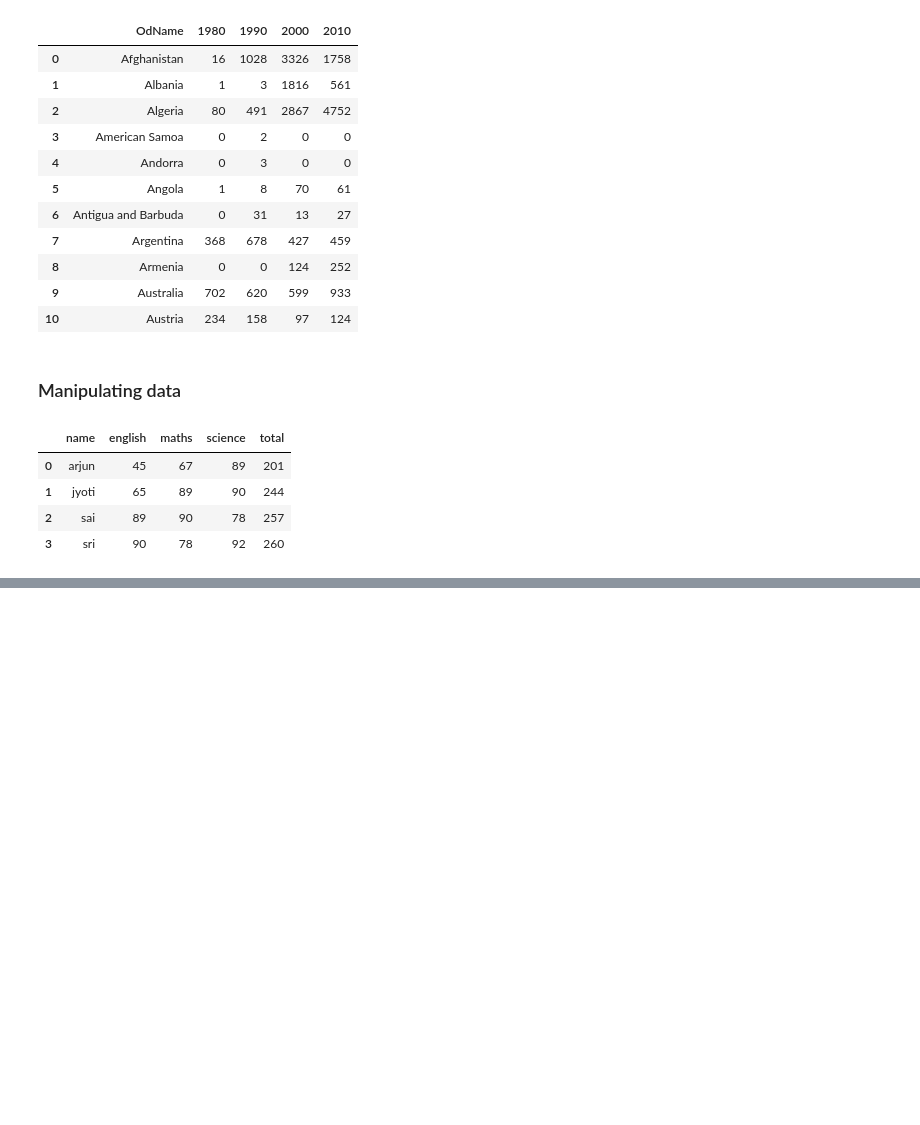
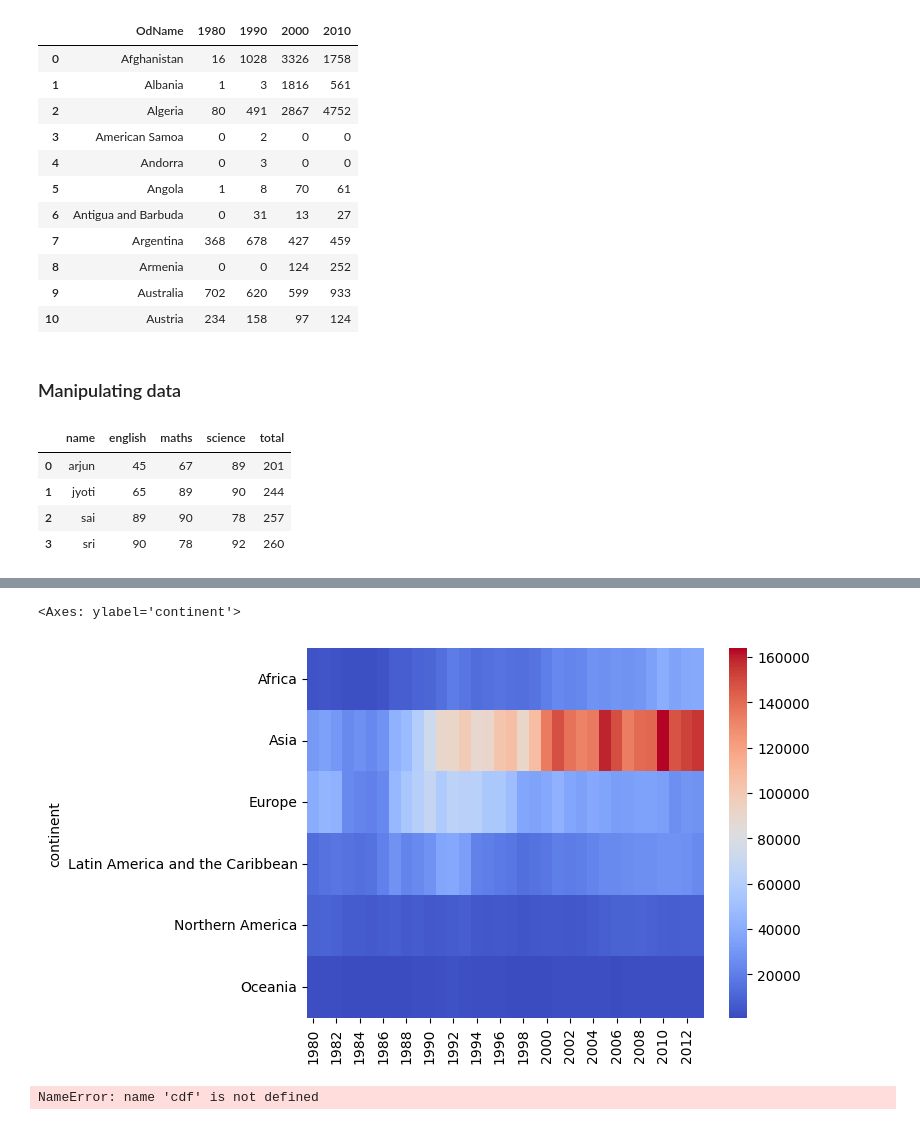
Before and after one commit to KushagraPriyam/DS_digipodium, a Jupyter notebook: pandas.ipynb, the cells around one changed output, grey strips where cells are left out. Saved outputs shown, nothing was run; the diff lists cells and outputs as text; code cells hidden in the pictures; blank space fills up the shorter version.

```diff
--- a/pandas.ipynb
+++ b/pandas.ipynb
@@ -286,0 +486,3 @@ d2
+# %%
+df=pd.read_csv("Canada.xlsx")
+df
@@ -286,0 +491,3 @@ d2
+# %%
+
+df['total_str']=df['total'].apply(lambda i :f"{i/100000:.2f} Lakhs")    #lambda is used to apply some function to entire data
@@ -286,0 +601,12 @@ d2
+# %%
+continent_df=df.groupby(by='continent')[years].sum()
+sns.heatmap(continent_df,cmap='coolwarm')
+# %% [output]
+<Axes: ylabel='continent'>
+[figure, added]
+# %%
+
+df.groupby(by='continent')['total'].sum()
+sns.barplot(x=cdf.index,y=cdf.values)
+# %% [output]
+NameError: name 'cdf' is not defined
```
Also changed, not shown: parts of 33 cells of this notebook.
